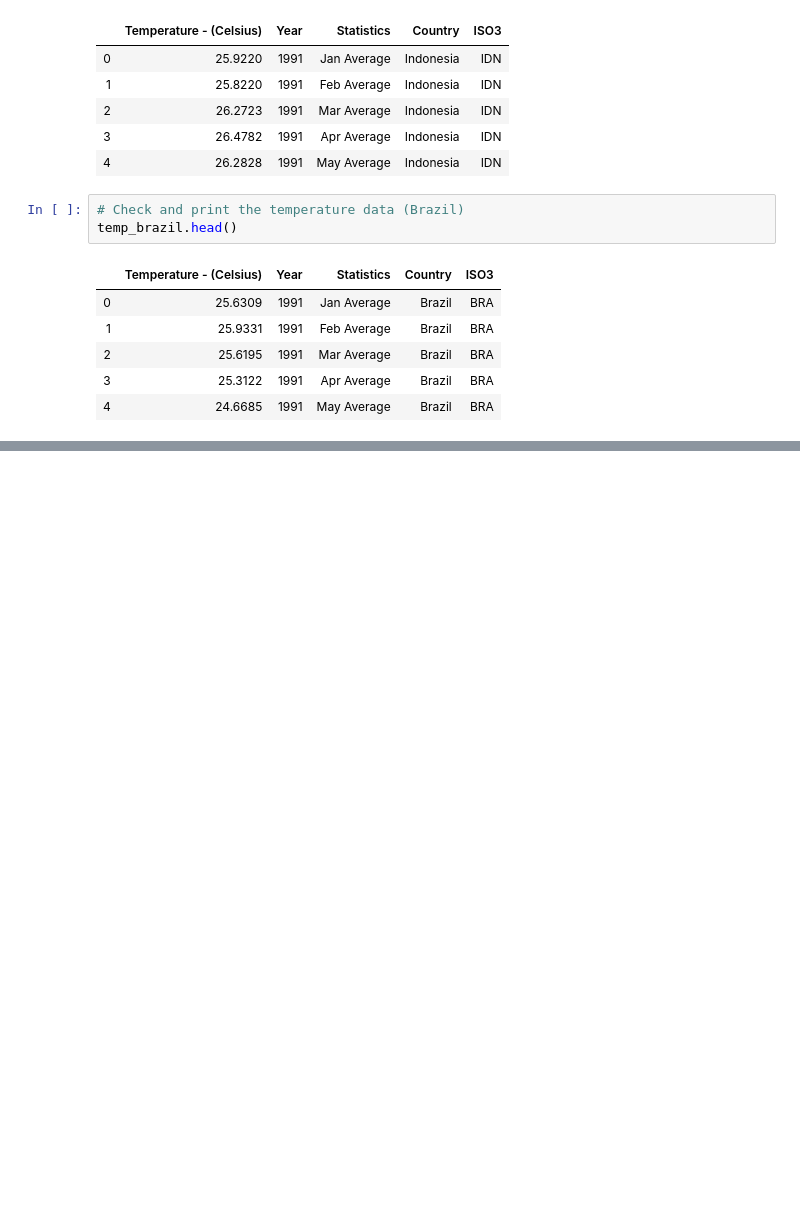
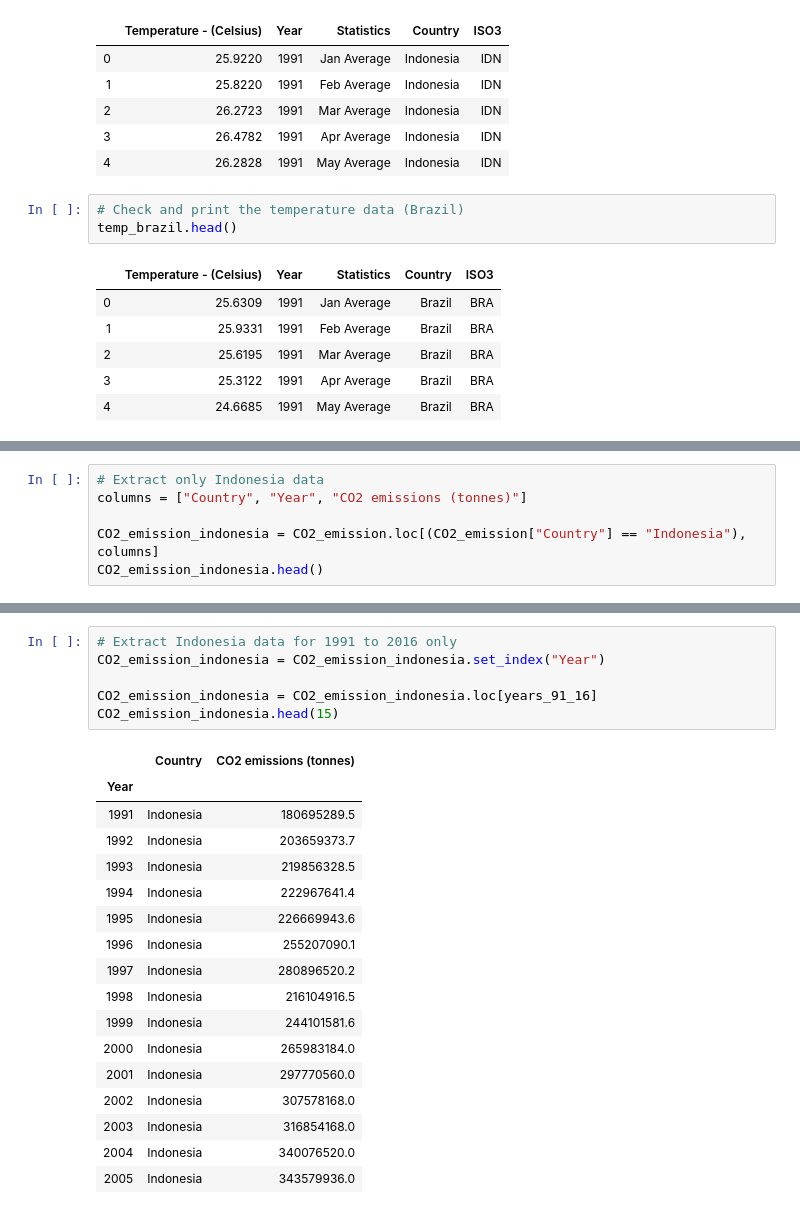
Before and after one commit to mhandipranata/climate-change-analysis, a Jupyter notebook: Climate_Change_Analysis.ipynb, the cells around one changed output, grey strips where cells are left out. Cells and saved outputs as stored; diff of their text form; blank space fills up the shorter version.

```diff
--- a/Climate_Change_Analysis.ipynb
+++ b/Climate_Change_Analysis.ipynb
@@ -72,0 +217,6 @@ temp_brazil.head()
+# %%
+# Extract only Indonesia data
+columns = ["Country", "Year", "CO2 emissions (tonnes)"]
+
+CO2_emission_indonesia = CO2_emission.loc[(CO2_emission["Country"] == "Indonesia"), columns]
+CO2_emission_indonesia.head()
@@ -72,0 +230,24 @@ temp_brazil.head()
+# %%
+# Extract Indonesia data for 1991 to 2016 only
+CO2_emission_indonesia = CO2_emission_indonesia.set_index("Year")
+
+CO2_emission_indonesia = CO2_emission_indonesia.loc[years_91_16]
+CO2_emission_indonesia.head(15)
+# %% [output]
+|  | Country | CO2 emissions (tonnes) |
+| Year |  |  |
+| 1991 | Indonesia | 180695289.5 |
+| 1992 | Indonesia | 203659373.7 |
+| 1993 | Indonesia | 219856328.5 |
+| 1994 | Indonesia | 222967641.4 |
+| 1995 | Indonesia | 226669943.6 |
+| 1996 | Indonesia | 255207090.1 |
+| 1997 | Indonesia | 280896520.2 |
+| 1998 | Indonesia | 216104916.5 |
+| 1999 | Indonesia | 244101581.6 |
+| 2000 | Indonesia | 265983184.0 |
+| 2001 | Indonesia | 297770560.0 |
+| 2002 | Indonesia | 307578168.0 |
+| 2003 | Indonesia | 316854168.0 |
+| 2004 | Indonesia | 340076520.0 |
+| 2005 | Indonesia | 343579936.0 |
```
Also changed, not shown: parts of 14 cells of this notebook, 4 other files.
